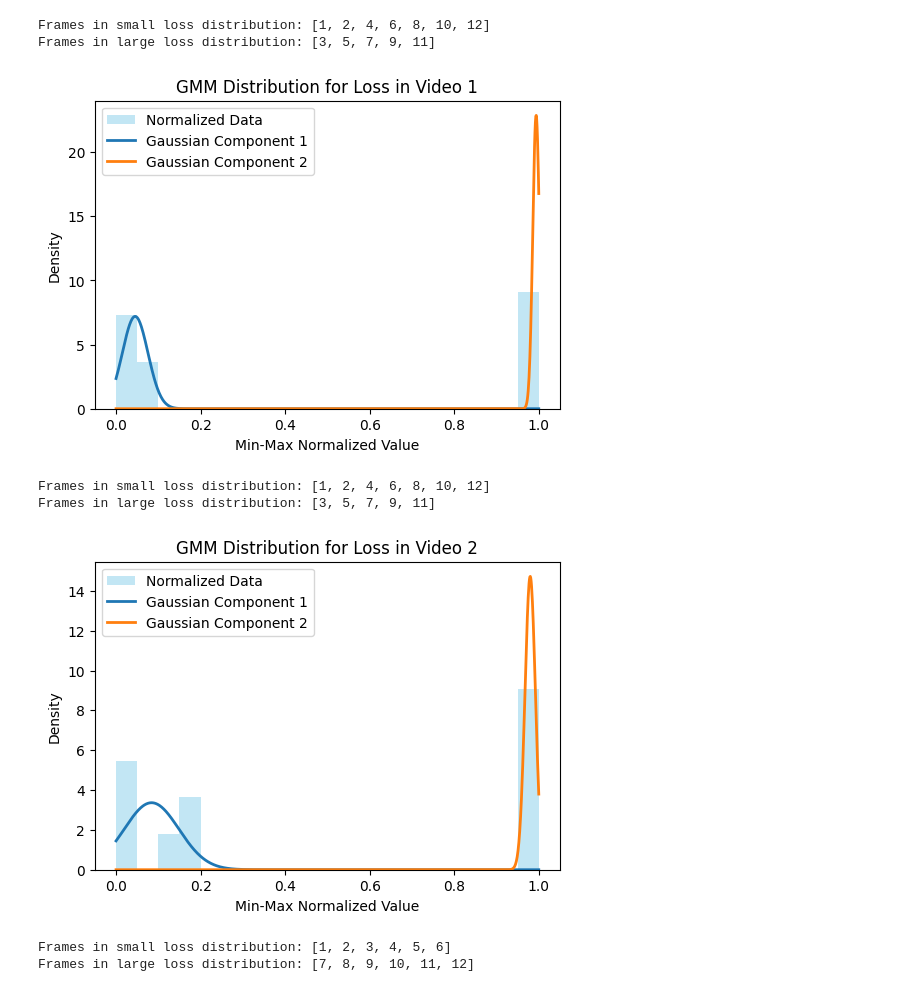
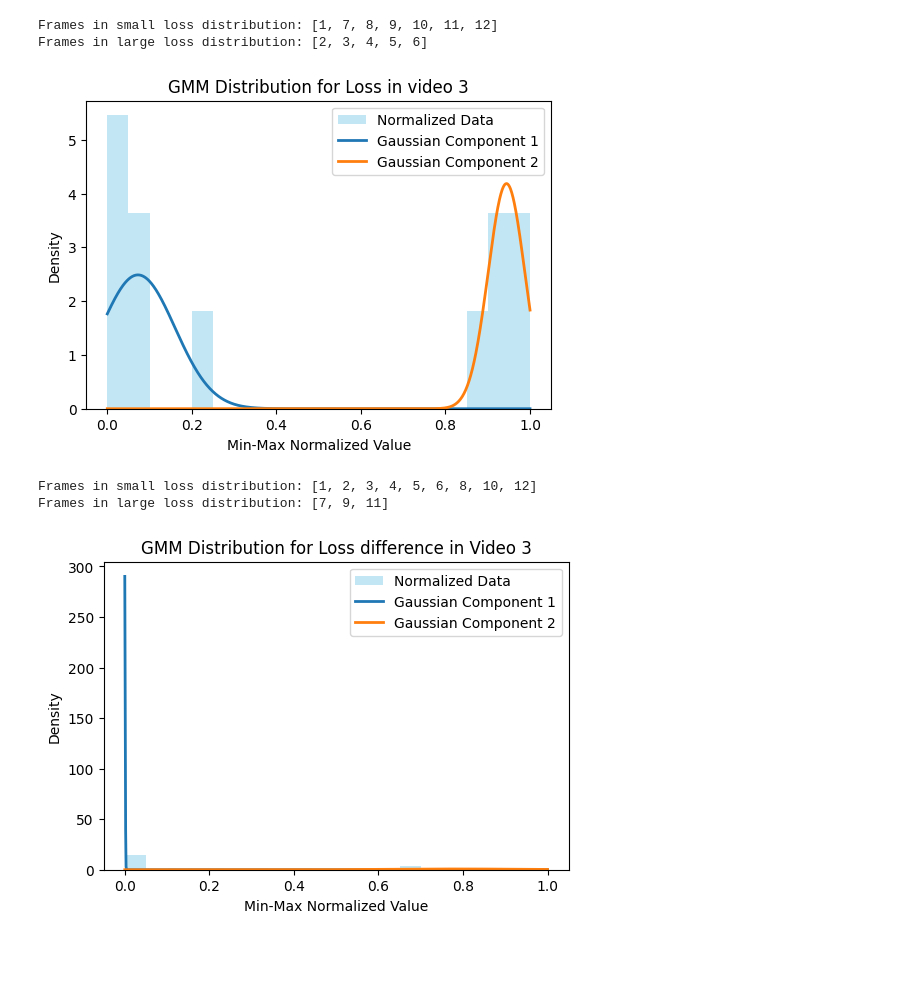
Before and after one commit to ac-freeman/GSVC, a Jupyter notebook: exp/GMM_exp2/draw.ipynb, the cells around one changed output. Drawn from its saved outputs; the diff is of its cells as text; code cells hidden in the pictures; blank space fills up the shorter version.

```diff
--- a/exp/GMM_exp2/draw.ipynb
+++ b/exp/GMM_exp2/draw.ipynb
@@ -5,9 +5,8 @@ import numpy as np
 
 # 文件路径和标题映射
 file_info = {
-    "loss_list.txt": "Loss in Video 1",
-    "loss_list2.txt": "Loss in Video 2",
-    "loss_list3.txt": "Loss in Video 3"
+    "V1_loss_list.txt": "Loss in video 3",
+    "V2_loss_list.txt": "Loss difference in Video 3",
 }
 
 # 定义一个函数读取文件并返回帧数和对应的数值列表
@@ -48,9 +46,8 @@ import numpy as np
 
 # 文件路径和标题映射
 file_info = {
-    "loss_list.txt": "Loss in Video 1",
-    "loss_list2.txt": "Loss in Video 2",
-    "loss_list3.txt": "Loss in Video 3"
+    "V1_loss_list.txt": "Loss in video 3",
+    "V2_loss_list.txt": "Loss difference in Video 3",
 }
 
 # 定义一个函数读取文件并返回帧数和 z-score 标准化后的值列表（保持第一帧不变）
@@ -101,9 +97,8 @@ from sklearn.mixture import GaussianMixture
 
 # File paths and titles
 file_info = {
-    "loss_list.txt": "Loss in Video 1",
-    "loss_list2.txt": "Loss in Video 2",
-    "loss_list3.txt": "Loss in Video 3"
+    "V1_loss_list.txt": "Loss in video 3",
+    "V2_loss_list.txt": "Loss difference in Video 3",
 }
 
 # Function to read file and return frame numbers and Min-Max normalized values (keeping the first frame unchanged)
@@ -191,9 +183,8 @@ from sklearn.mixture import GaussianMixture
 
 # File paths and titles
 file_info = {
-    "loss_list.txt": "Loss in Video 1",
-    "loss_list2.txt": "Loss in Video 2",
-    "loss_list3.txt": "Loss in Video 3"
+    "V1_loss_list.txt": "Loss in video 3",
+    "V2_loss_list.txt": "Loss difference in Video 3",
 }
 
 # Function to read file and return frame numbers and Min-Max normalized values (keeping the first frame unchanged)
@@ -249,38 +240,36 @@ for file_path, title in file_info.items():
     # Output the lists
     print("Frames in small loss distribution:", small_loss_frames)
     print("Frames in large loss distribution:", large_loss_frames)
 
     # Generate distribution plots
     x = np.linspace(min(values[1:]), max(values[1:]), 1000).reshape(-1, 1)
     # log_prob = gmm.score_samples(x)
     # pdf = np.exp(log_prob)  # Compute overall GMM probability density function
 
     plt.figure(figsize=(6, 4))
     plt.hist(gmm_data, bins=20, density=True, alpha=0.5, color='skyblue', label='Normalized Data')
     # plt.plot(x, pdf, color='red', linewidth=2, label='Overall GMM Distribution')
 
     # Plot each Gaussian component separately
     means = gmm.means_.flatten()
     covariances = gmm.covariances_.flatten()
     weights = gmm.weights_.flatten()
 
     for i in range(2):  # Plot each Gaussian component
         mean = means[i]
         std_dev = np.sqrt(covariances[i])
         component_pdf = weights[i] * (1 / (std_dev * np.sqrt(2 * np.pi))) * np.exp(-0.5 * ((x - mean) / std_dev) ** 2)
         plt.plot(x, component_pdf, linewidth=2, label=f'Gaussian Component {i+1}')
 
     plt.xlabel("Min-Max Normalized Value")
     plt.ylabel("Density")
     plt.title(f"GMM Distribution for {title}")
     plt.legend()
     plt.show()
 # %% [output]
-Frames in small loss distribution: [1, 2, 4, 6, 8, 10, 12]
-Frames in large loss distribution: [3, 5, 7, 9, 11]
+Frames in small loss distribution: [1, 7, 8, 9, 10, 11, 12]
+Frames in large loss distribution: [2, 3, 4, 5, 6]
-[figure, old version]
+[figure, new version]
-Frames in small loss distribution: [1, 2, 4, 6, 8, 10, 12]
-Frames in large loss distribution: [3, 5, 7, 9, 11]
+Frames in small loss distribution: [1, 2, 3, 4, 5, 6, 8, 10, 12]
+Frames in large loss distribution: [7, 9, 11]
-[figure, old version]
+[figure, new version]
-Frames in small loss distribution: [1, 2, 3, 4, 5, 6]
-Frames in large loss distribution: [7, 8, 9, 10, 11, 12]
```
Also changed, not shown: parts of 4 cells of this notebook, 8 other files.
